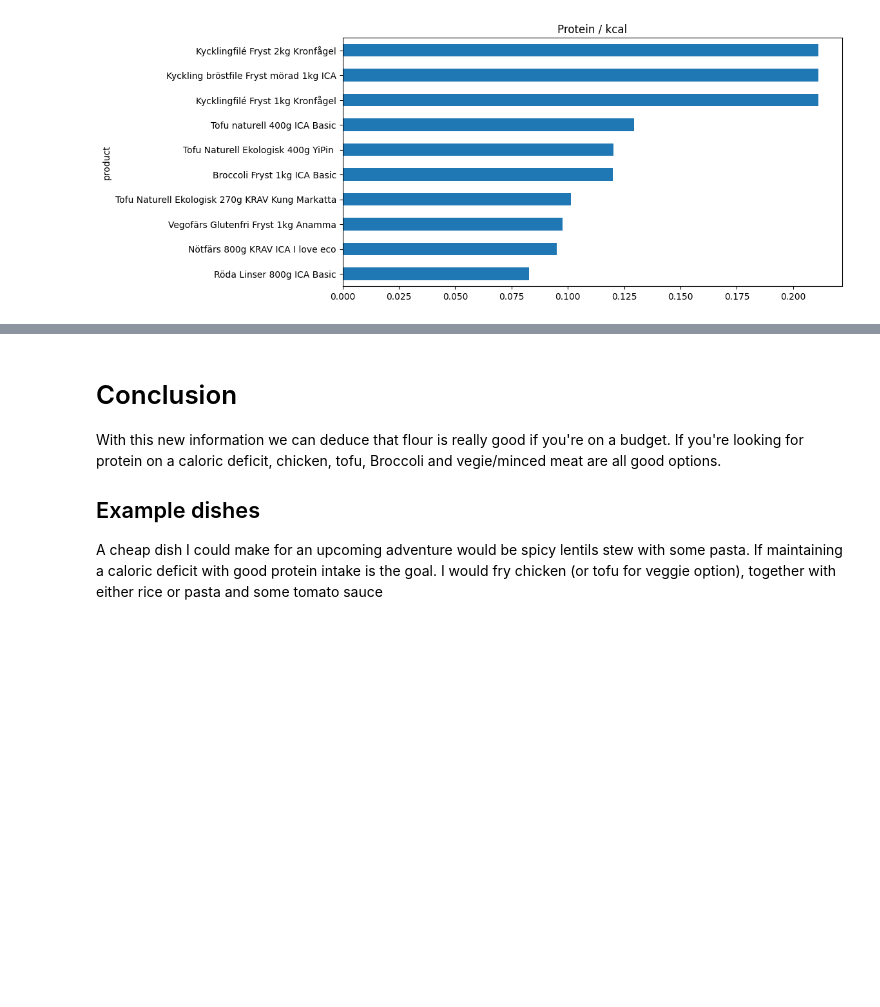
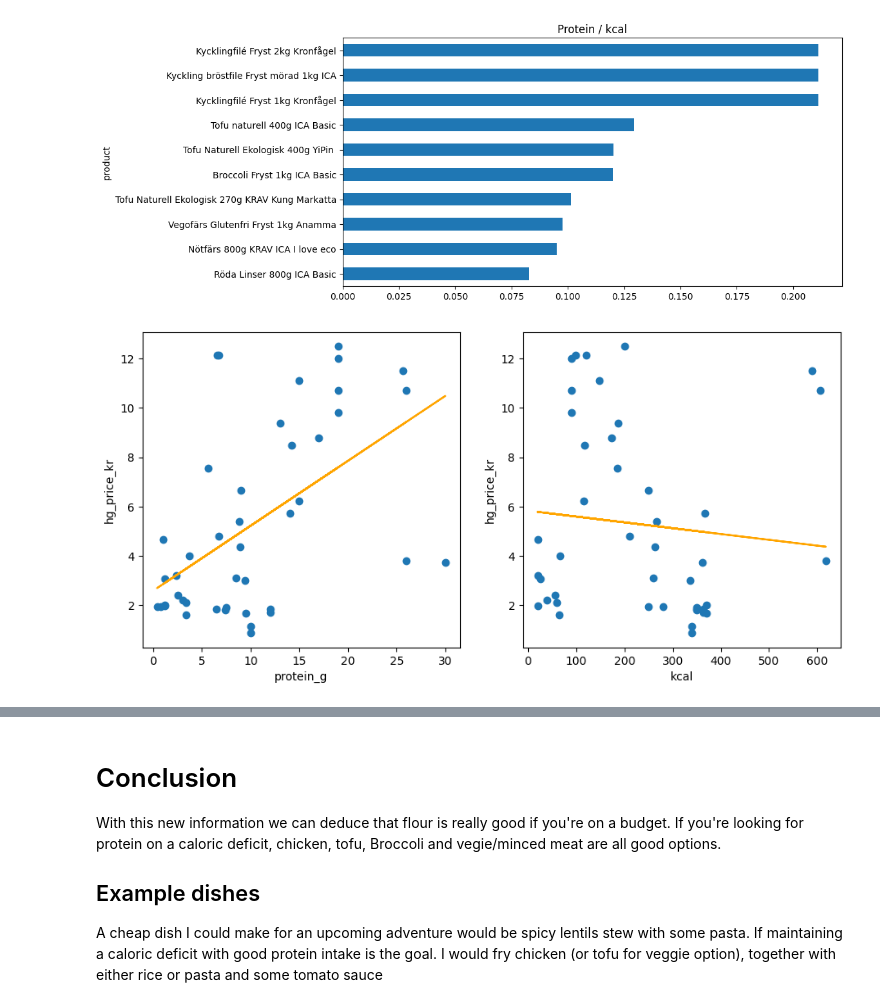
Before and after one commit to KasperLindm/BudgetSuperfood, a Jupyter notebook: FoodWebscraper.ipynb, the cells around one changed output, grey strips where cells are left out. Cells and saved outputs as stored; diff of their text form; code cells hidden in the pictures; blank space fills up the shorter version.

Commit message:
Added scatter plots

```diff
--- a/FoodWebscraper.ipynb
+++ b/FoodWebscraper.ipynb
@@ -205,3 +205,24 @@ super_foods.prot_per_kcal.nlargest(10).sort_values(ascending=True).plot(kind="ba
 # %% [output]
 <Axes: title={'center': 'Protein / kcal'}, ylabel='product'>
 [figure]
+# %%
+# Protein/kg_price
+fig, axs = plt.subplots(1,2,figsize=(11,5))
+axs[0].scatter(x=super_foods.protein_g, y=super_foods.hg_price_kr, label=True)
+axs[0].set(xlabel="protein_g")
+axs[0].set(ylabel="hg_price_kr")
+
+m, b = np.polyfit(super_foods.protein_g, super_foods.hg_price_kr, 1)
+axs[0].plot(super_foods.protein_g, m*super_foods.protein_g+b, color='Orange')
+
+# Kcal/kr
+axs[1].scatter(x=super_foods.kcal, y=super_foods.hg_price_kr, label=True)
+axs[1].set(xlabel="kcal")
+axs[1].set(ylabel="hg_price_kr")
+
+m, b = np.polyfit(super_foods.kcal, super_foods.hg_price_kr, 1)
+axs[1].plot(super_foods.kcal, m*super_foods.kcal+b, color='Orange')
+
+plt.show()
+# %% [output]
+[figure, added]
```
Also changed, not shown: parts of 7 cells of this notebook, 1 other file.
